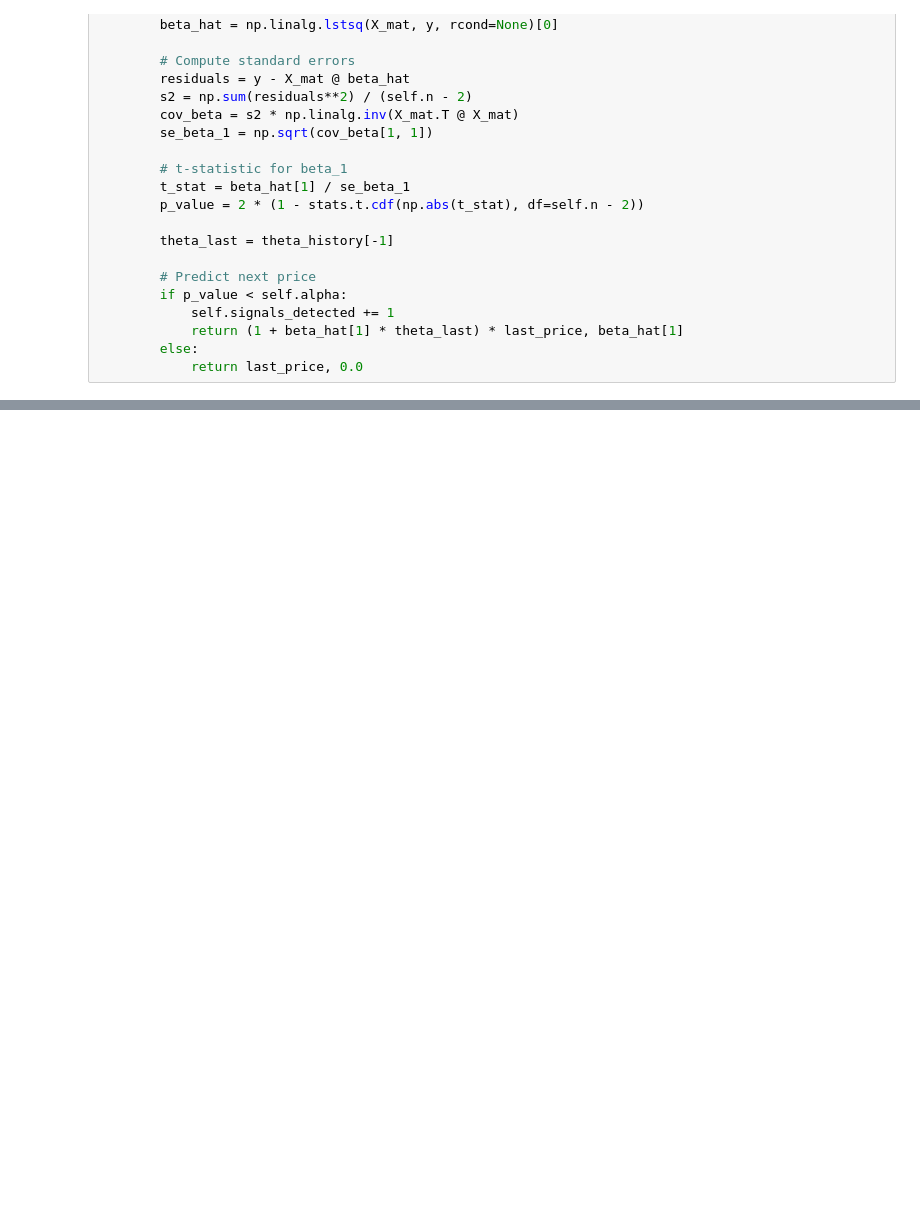
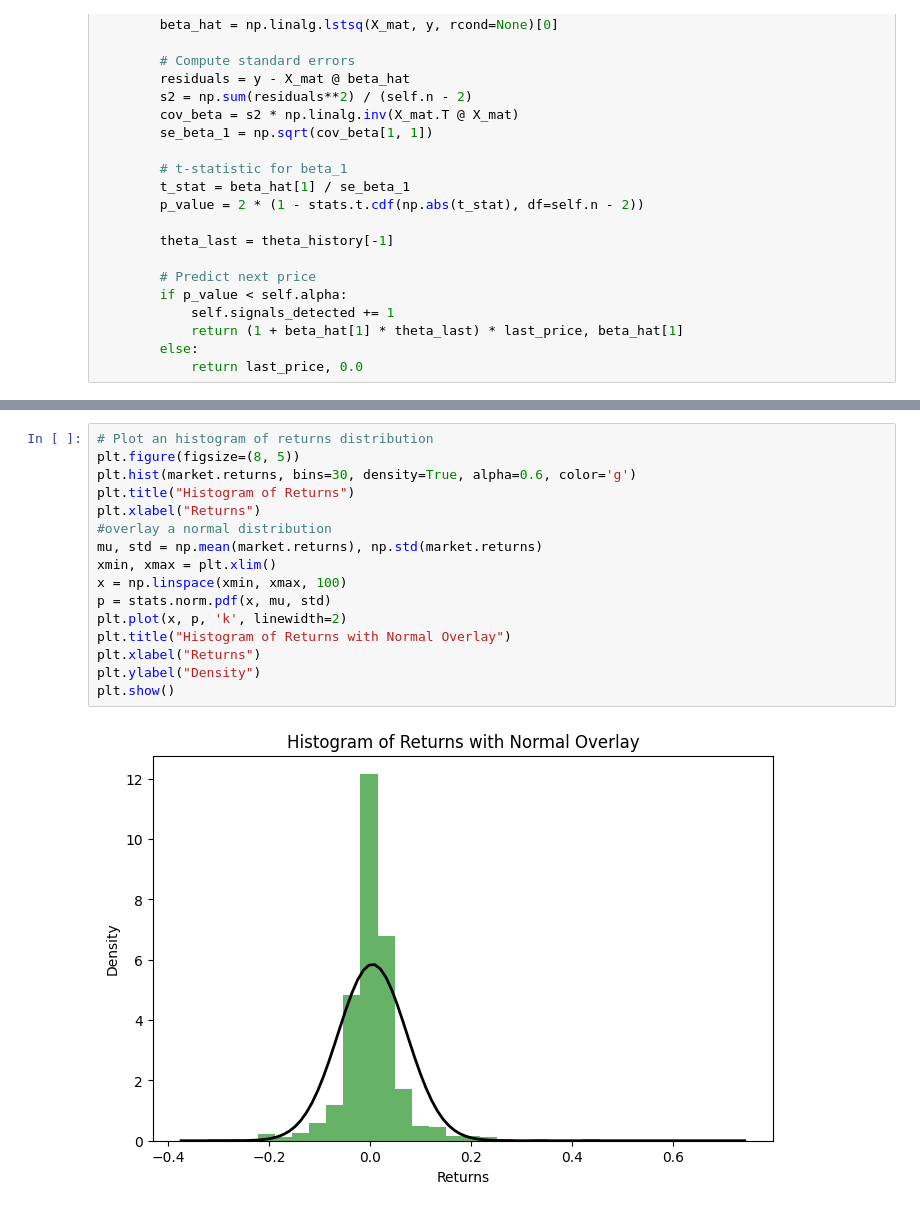
Before and after one commit to jonathanbodoseim/Lasso_paper, a Jupyter notebook: Theory/OLS_market_simulation.ipynb, the cells around one changed output, grey strips where cells are left out. Cells and saved outputs as stored; diff of their text form; blank space fills up the shorter version.

```diff
--- a/Theory/OLS_market_simulation.ipynb
+++ b/Theory/OLS_market_simulation.ipynb
@@ -143,0 +217,18 @@ Expected (approx): 45.0
+# %%
+# Plot an histogram of returns distribution
+plt.figure(figsize=(8, 5))
+plt.hist(market.returns, bins=30, density=True, alpha=0.6, color='g')
+plt.title("Histogram of Returns")
+plt.xlabel("Returns")
+#overlay a normal distribution
+mu, std = np.mean(market.returns), np.std(market.returns)
+xmin, xmax = plt.xlim()
+x = np.linspace(xmin, xmax, 100)
+p = stats.norm.pdf(x, mu, std)
+plt.plot(x, p, 'k', linewidth=2)
+plt.title("Histogram of Returns with Normal Overlay")
+plt.xlabel("Returns")
+plt.ylabel("Density")
+plt.show()
+# %% [output]
+[figure, added]
```
Also changed, not shown: parts of 7 cells of this notebook, 8 other files.
